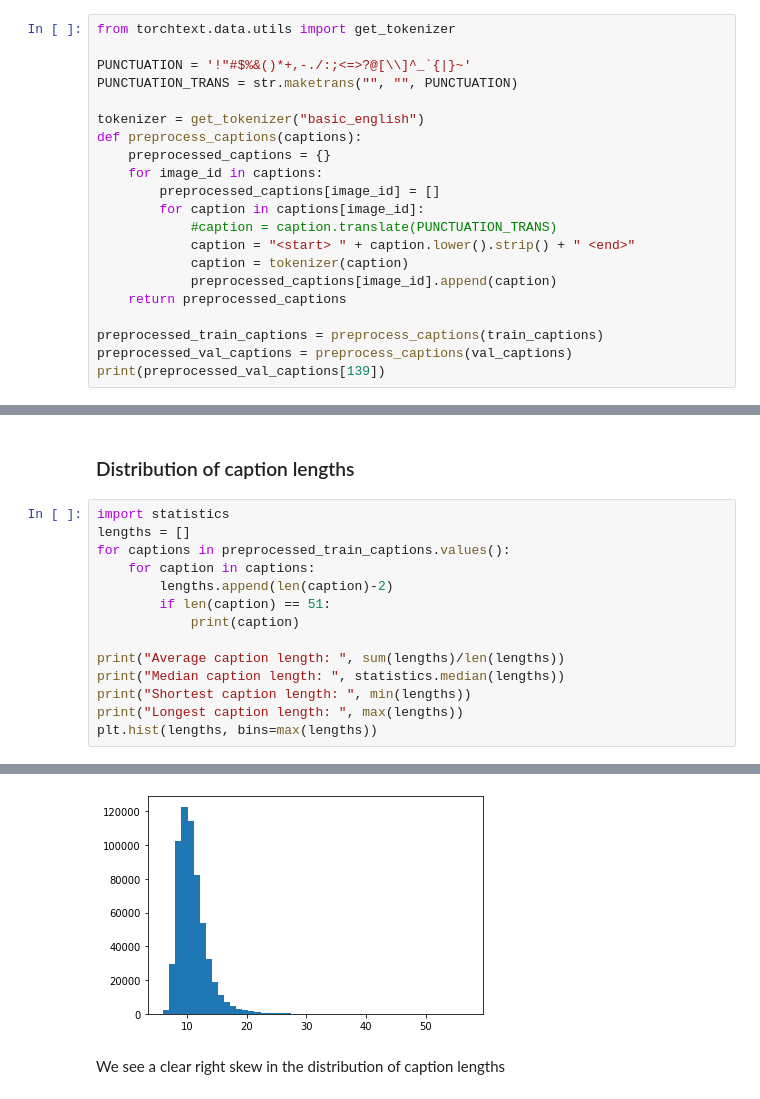
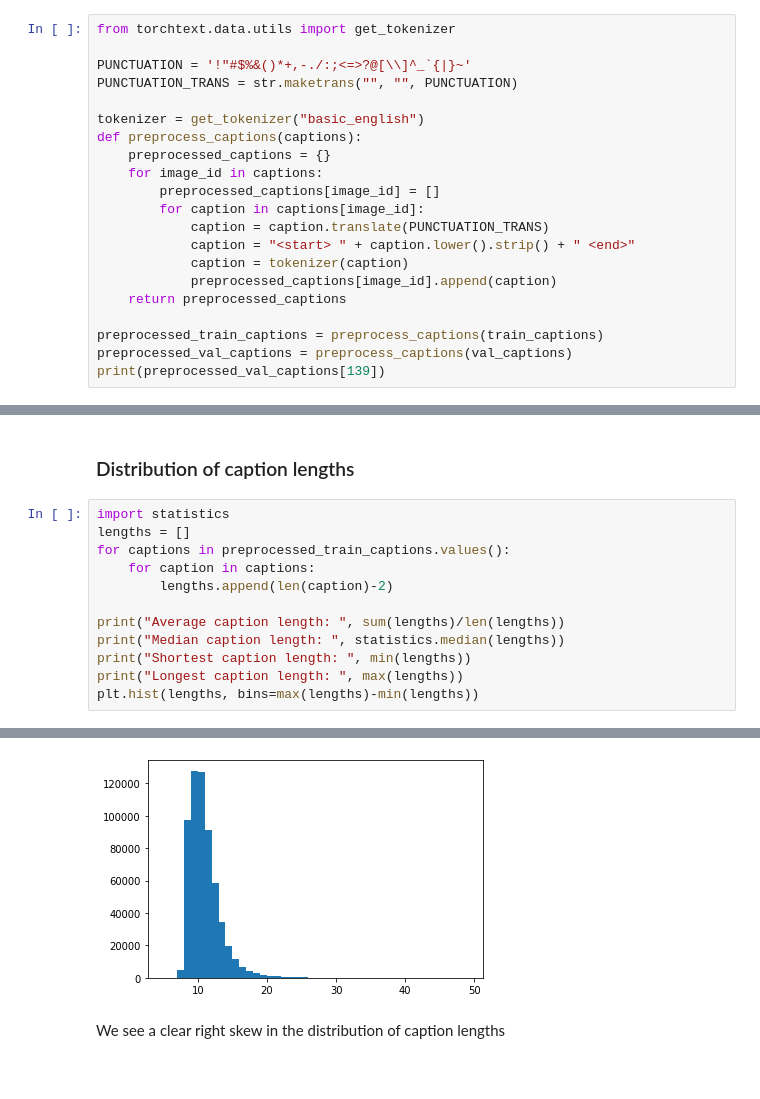
Before and after one commit to MikeAgb/ml-project, a Jupyter notebook: ml-project.ipynb, the cells around one changed output, grey strips where cells are left out. Cells and saved outputs as stored; diff of their text form.

Commit message:
Changed preprocessing to remove punctuation

```diff
--- a/ml-project.ipynb
+++ b/ml-project.ipynb
@@ -58,7 +58,7 @@ def preprocess_captions(captions):
     for image_id in captions:
         preprocessed_captions[image_id] = []
         for caption in captions[image_id]:
-            #caption = caption.translate(PUNCTUATION_TRANS)
+            caption = caption.translate(PUNCTUATION_TRANS)
             caption = "<start> " + caption.lower().strip() + " <end>"
             caption = tokenizer(caption)
             preprocessed_captions[image_id].append(caption)
@@ -313,12 +313,10 @@ lengths = []
 for captions in preprocessed_train_captions.values():
     for caption in captions:
         lengths.append(len(caption)-2)
-        if len(caption) == 51:
-            print(caption)
 
 print("Average caption length: ", sum(lengths)/len(lengths))
 print("Median caption length: ", statistics.median(lengths))
 print("Shortest caption length: ", min(lengths))
 print("Longest caption length: ", max(lengths))
-plt.hist(lengths, bins=max(lengths))
+plt.hist(lengths, bins=max(lengths)-min(lengths))
 # %% [output]
@@ -354,3 +341,3 @@ Longest caption length:  57
-[figure, old version]
+[figure, new version]
 # %% [markdown]
 We see a clear right skew in the distribution of caption lengths
```
Also changed, not shown: parts of 3 cells of this notebook.
